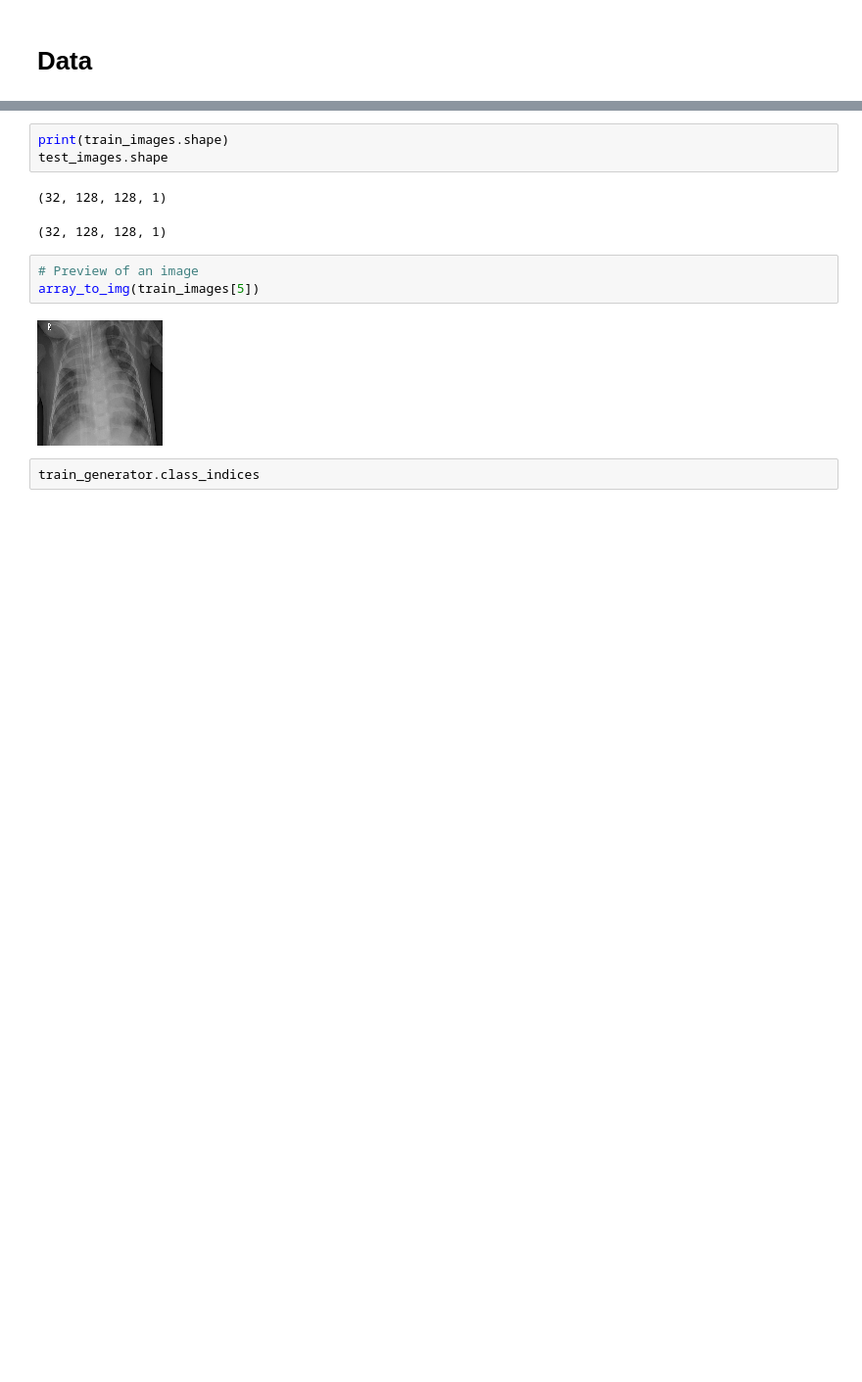
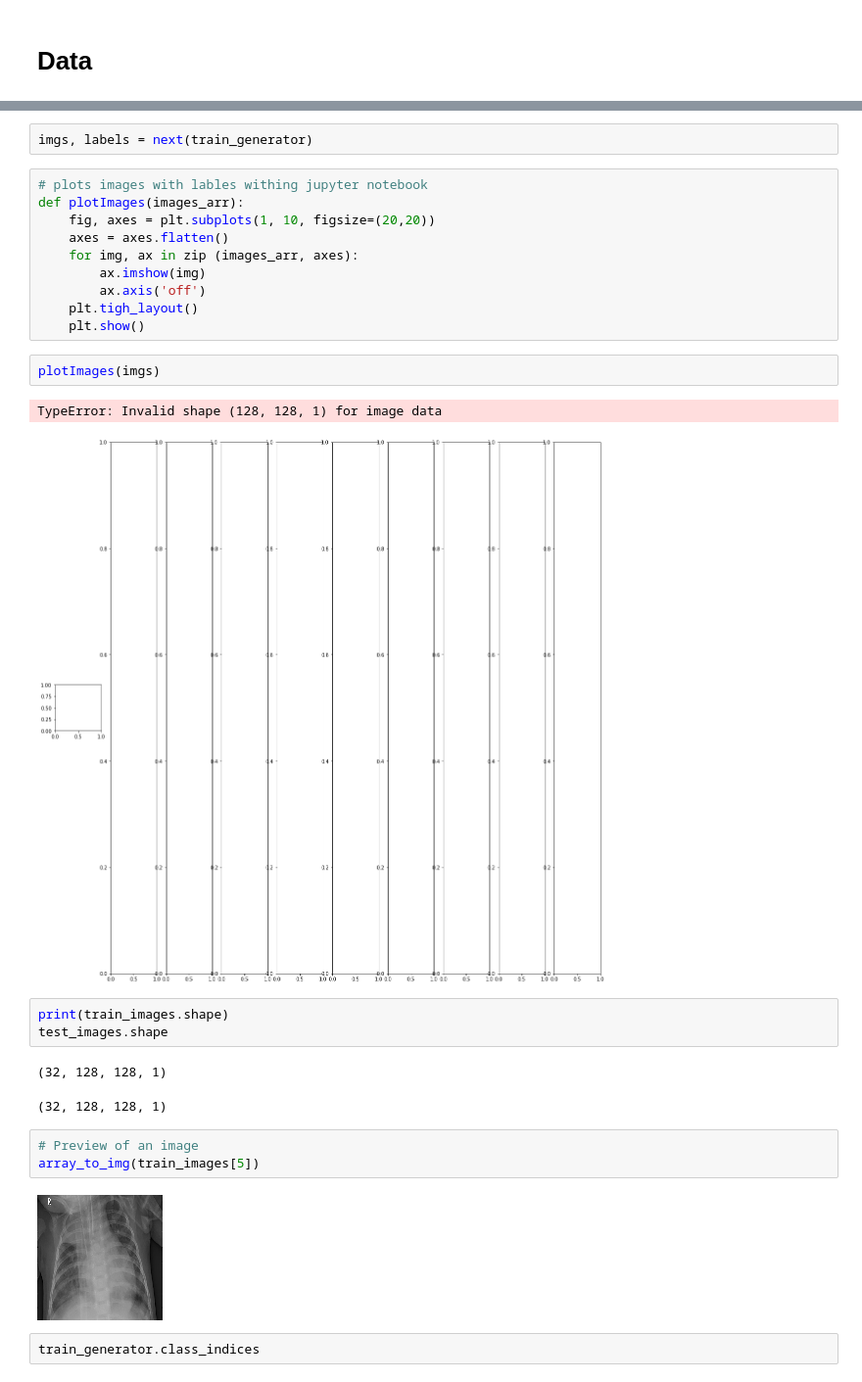
Before and after one commit to edejesus196/Chest_X-Ray_Images, a Jupyter notebook: main_notebook.ipynb, the cells around one changed output, grey strips where cells are left out. Shown: that part at 98% size. Drawn from its saved outputs; the diff is of its cells as text; blank space fills up the shorter version.

```diff
--- a/main_notebook.ipynb
+++ b/main_notebook.ipynb
@@ -50,3 +53,20 @@ Found 16 images belonging to 2 classes.
+# %%
+imgs, labels = next(train_generator)
+# %%
+# plots images with lables withing jupyter notebook
+def plotImages(images_arr):
+    fig, axes = plt.subplots(1, 10, figsize=(20,20))
+    axes = axes.flatten()
+    for img, ax in zip (images_arr, axes):
+        ax.imshow(img)
+        ax.axis('off')
+    plt.tigh_layout()
+    plt.show()
+# %%
+plotImages(imgs)
+# %% [output]
+TypeError: Invalid shape (128, 128, 1) for image data
+[figure, added]
 # %%
 print(train_images.shape)
 test_images.shape
```
Also changed, not shown: parts of 13 cells of this notebook, 1 other file.
